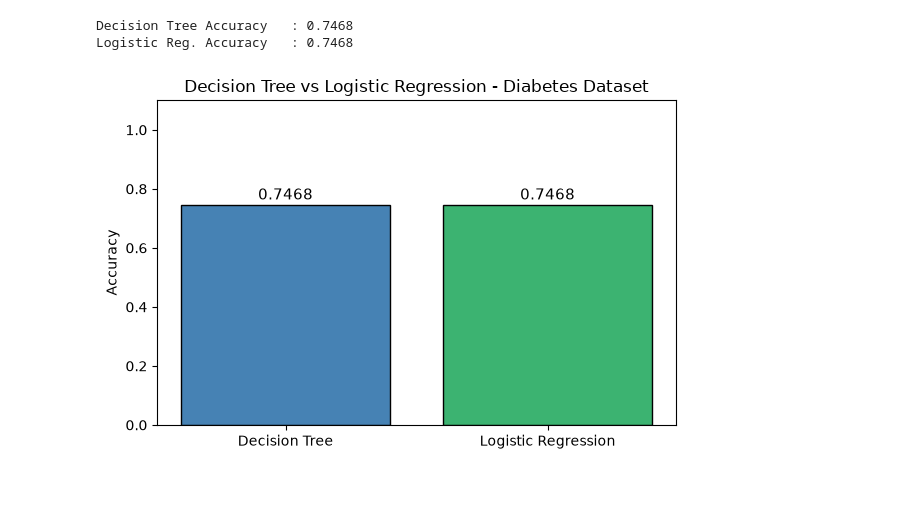
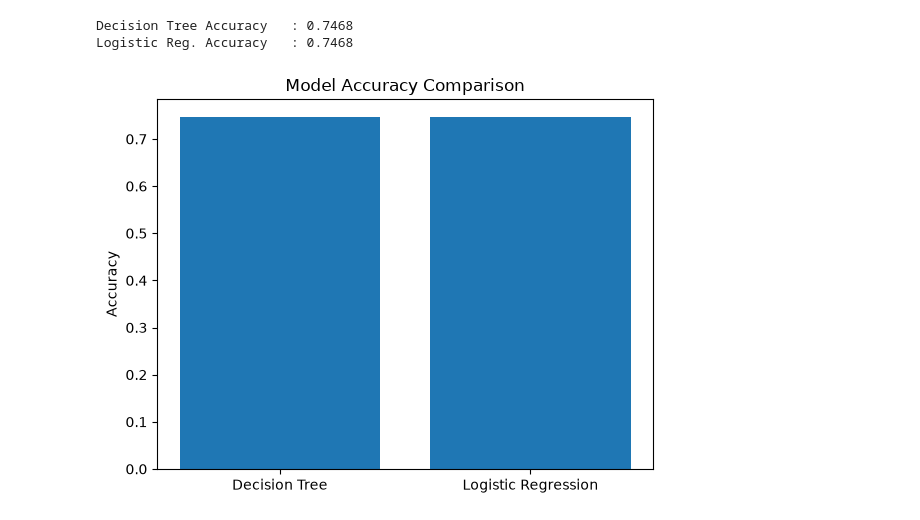
Before and after one commit to DevsAlternateGit/Sem-7_ML_IPE, a Jupyter notebook: 01_decision_trees.ipynb, the cells around one changed output. Cells and saved outputs as stored; diff of their text form; code cells hidden in the pictures; blank space fills up the shorter version.

```diff
--- a/01_decision_trees.ipynb
+++ b/01_decision_trees.ipynb
@@ -219,19 +211,12 @@ print(f"Logistic Reg. Accuracy   : {lr_acc:.4f}")
 Decision Tree Accuracy   : 0.7468
 Logistic Reg. Accuracy   : 0.7468
 # %%
-# Bar chart
 models = ["Decision Tree", "Logistic Regression"]
-accs   = [dt_acc, lr_acc]
+accs = [dt_acc, lr_acc]
 
-plt.figure(figsize=(6, 4))
-bars = plt.bar(models, accs, color=["steelblue", "mediumseagreen"], edgecolor="black")
-for bar, acc in zip(bars, accs):
-    plt.text(bar.get_x() + bar.get_width()/2, bar.get_height() + 0.005,
-             f"{acc:.4f}", ha="center", va="bottom", fontsize=11)
-plt.ylim(0, 1.1)
+plt.bar(models, accs)
 plt.ylabel("Accuracy")
-plt.title("Decision Tree vs Logistic Regression - Diabetes Dataset")
-plt.tight_layout()
+plt.title("Model Accuracy Comparison")
 plt.show()
 # %% [output]
-[figure, old version]
+[figure, new version]
```
Also changed, not shown: parts of 2 cells of this notebook.
